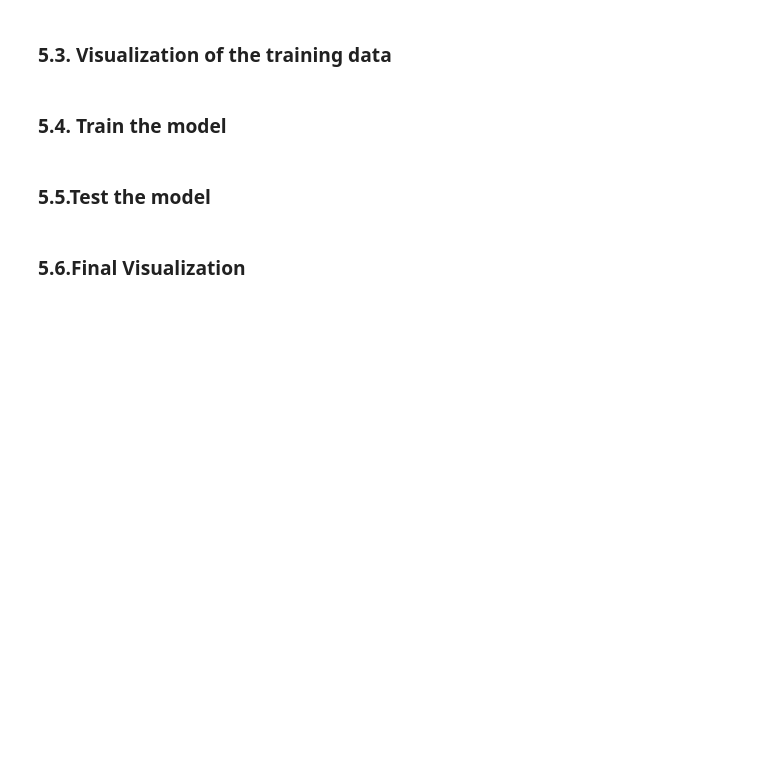
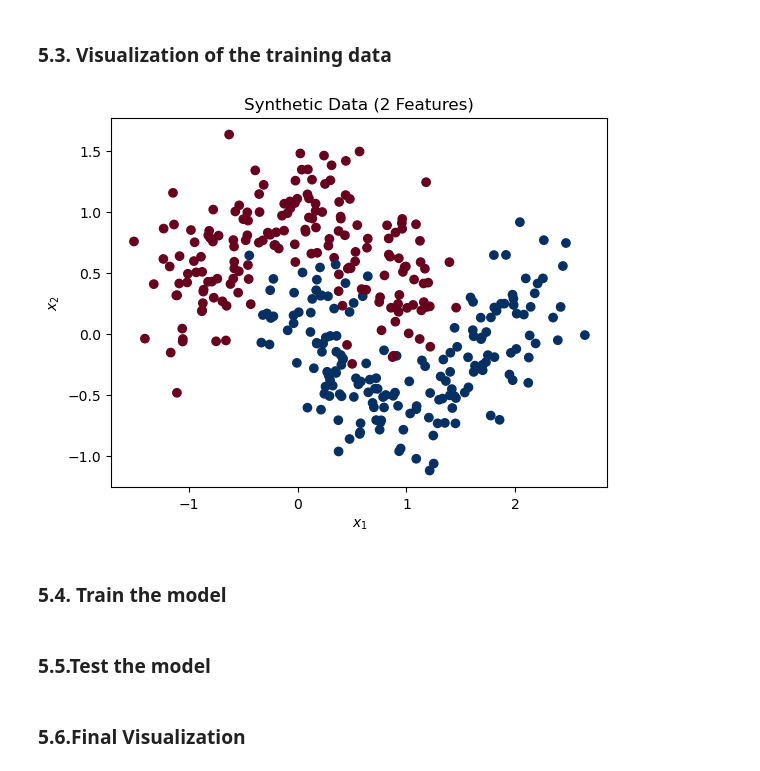
Before and after one commit to chpc-uofu/HandsOnML, a Jupyter notebook: notebooks/lecture1.ipynb, the cells around one changed output. Saved outputs shown, nothing was run; the diff lists cells and outputs as text; code cells hidden in the pictures; blank space fills up the shorter version.

```diff
--- a/notebooks/lecture1.ipynb
+++ b/notebooks/lecture1.ipynb
@@ -476,2 +477,6 @@ def accuracy(Y_true: np.ndarray, Y_pred: np.ndarray) -> float:
 # %%
-# Here comes the code to generate a dataset.
+# Code to generate a data set
+from sklearn.datasets import make_moons
+X, y = make_moons(n_samples=500, noise=0.25, random_state=42)
+print(f"  X.shape:{X.shape}")
+print(f"  y.shape:{y.shape}")
@@ -488,2 +497,13 @@ Note:
 # %%
-# Here comes the code to split the data set in 2 parts (use of scikit-learn)
+# Code to split the data in training and a test set.
+test_ratio = 0.30
+X_train, X_test, y_train, y_test = train_test_split(
+    X, y, test_size=test_ratio, random_state=42)
+print(f"Splitting the data set ...")
+print(f"  Test ratio:{test_ratio}")
+print(f"  Training Data Set:")
+print(f"    X_train.shape :: {X_train.shape}")
+print(f"    y_train.shape :: {y_train.shape}")
+print(f"  Test Data Set:")
+print(f"    X_test.shape  :: {X_test.shape}")
+print(f"    y_test.shape  :: {y_test.shape}")
@@ -490,7 +519,14 @@ Note:
 # %% [markdown]
 ### 5.3. Visualization of the training data
 # %%
-# Here comes the code to visualize the data set
+# Visualization of the training set
+plt.scatter(X_train[:, 0], X_train[:, 1], c=y_train, cmap='RdBu')
+plt.title("Synthetic Data (2 Features)")
+plt.xlabel(r"$x_1$")
+plt.ylabel(r"$x_2$")
+plt.show()
+# %% [output]
+[figure, added]
 # %% [markdown]
 ### 5.4. Train the model
 # %%
```
Also changed, not shown: parts of 5 cells of this notebook.
